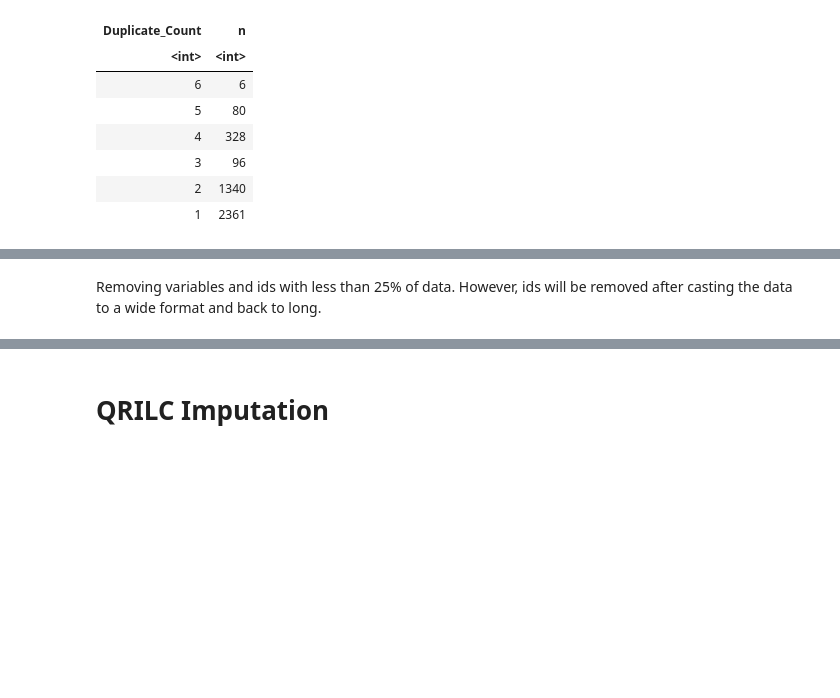
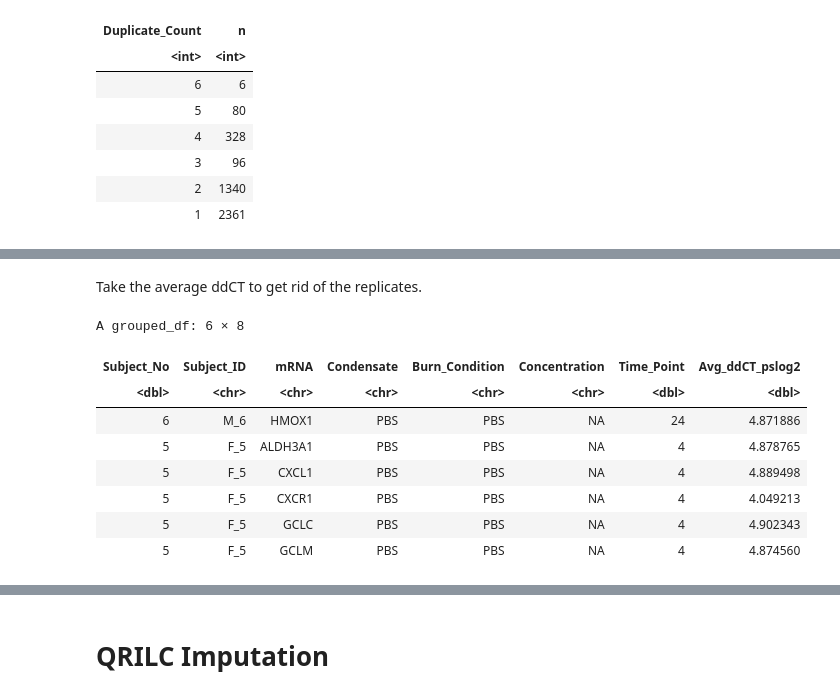
Before and after one commit to UNC-CEMALB/Burn-pit-smoke-condensate-mediated-toxicity-in-human-airway-epithelial-cells-, a Jupyter notebook: 1. Data Cleaning & Imputation/Data Cleaning & Imputation.ipynb, the cells around one changed output, grey strips where cells are left out. Drawn from its saved outputs; the diff is of its cells as text; code cells hidden in the pictures; blank space fills up the shorter version.

```diff
--- a/1. Data Cleaning & Imputation/Data Cleaning & Imputation.ipynb
+++ b/1. Data Cleaning & Imputation/Data Cleaning & Imputation.ipynb
@@ -100,5 +104,3 @@ A grouped_df: 6 × 10
 | 6 | M_6 | HMOX1 | PBS | PBS | NA | 24 | -0.37654696 | 4.839126 | ... |
 | 6 | M_6 | HMOX1 | PBS | PBS | NA | 24 | 0.72283828 | 4.893500 | ... |
 | 6 | M_6 | HMOX1 | PBS | PBS | NA | 24 | 0.37135970 | 4.876338 | ... |
-# %% [markdown]
-Removing variables and ids with less than 25% of data. However, ids will be removed after casting the data to a wide format and back to long.
@@ -118 +107,21 @@ Removing variables and ids with less than 25% of data. However, ids will be remo
+# %% [markdown]
+Take the average ddCT to get rid of the replicates.
+# %%
+avg_mRNA_df = mRNA_df %>%
+    group_by(mRNA, Subject_ID, Condensate, Burn_Condition, Concentration, Time_Point) %>%
+    mutate(Avg_ddCT_pslog2 = mean(ddCT_pslog2)) %>% #, Avg_ddCT = mean(ddCT)) %>%
+    select(-c("Replicate", "ddCT_pslog2", "ddCT")) %>%
+    unique()
+
+head(avg_mRNA_df)
+# %% [output]
+A grouped_df: 6 × 8
+| Subject_No | Subject_ID | mRNA | Condensate | Burn_Condition | Concentration | Time_Point | Avg_ddCT_pslog2 |
+| <dbl> | <chr> | <chr> | <chr> | <chr> | <chr> | <dbl> | <dbl> |
+| 6 | M_6 | HMOX1 | PBS | PBS | NA | 24 | 4.871886 |
+| 5 | F_5 | ALDH3A1 | PBS | PBS | NA | 4 | 4.878765 |
+| 5 | F_5 | CXCL1 | PBS | PBS | NA | 4 | 4.889498 |
+| 5 | F_5 | CXCR1 | PBS | PBS | NA | 4 | 4.049213 |
+| 5 | F_5 | GCLC | PBS | PBS | NA | 4 | 4.902343 |
+| 5 | F_5 | GCLM | PBS | PBS | NA | 4 | 4.874560 |
 # %%
```
Also changed, not shown: parts of 17 cells of this notebook.
